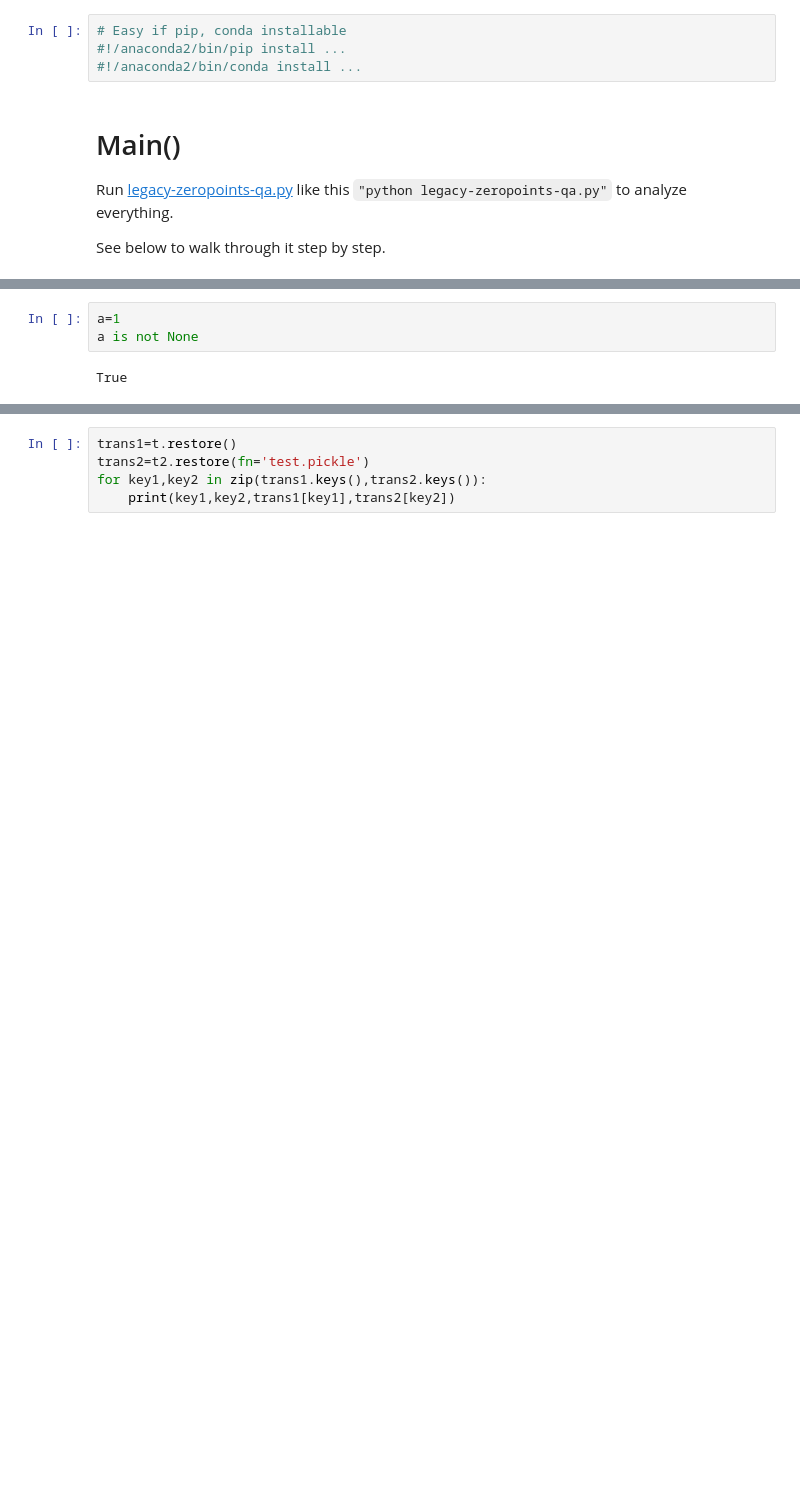
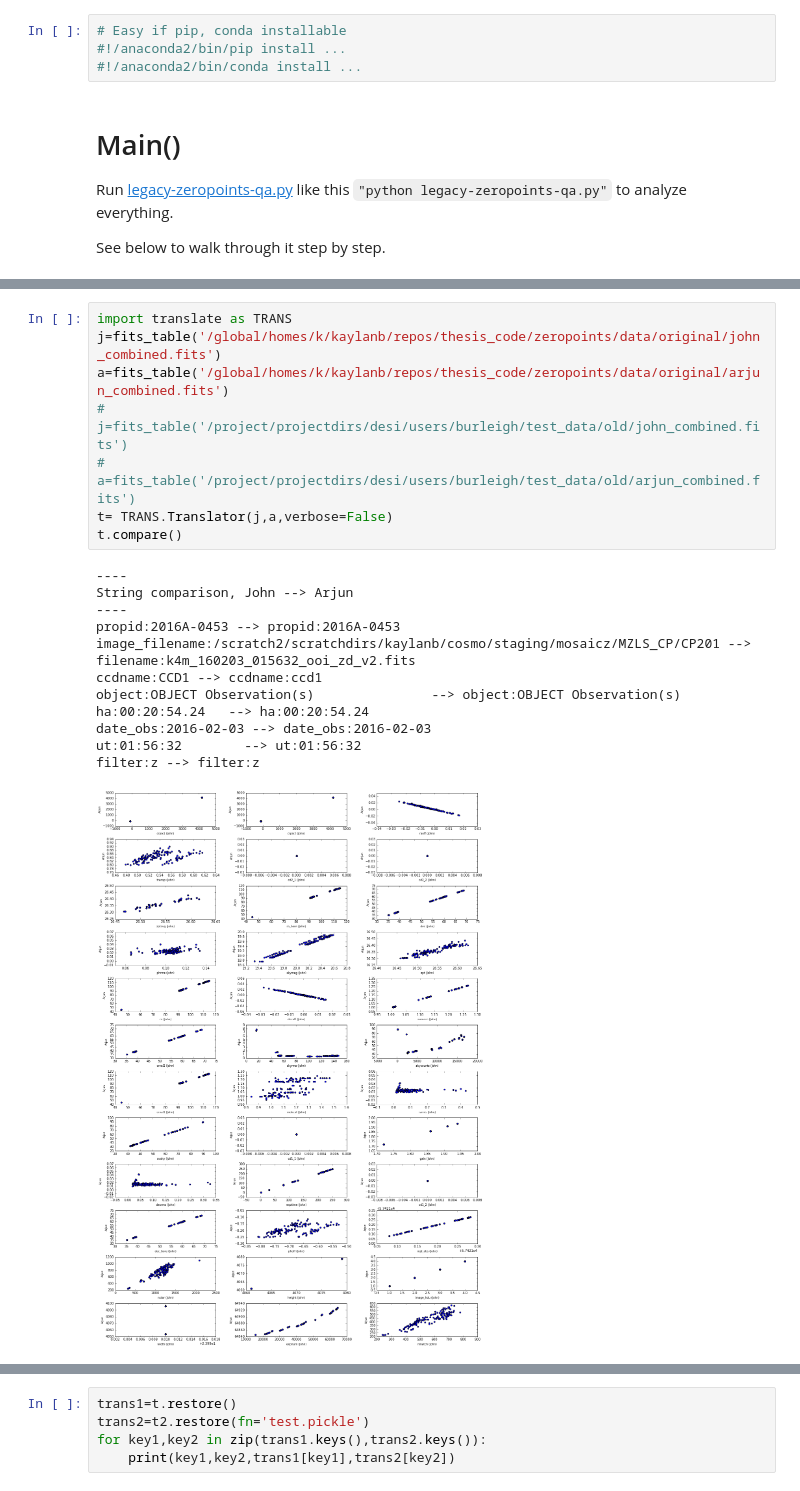
Before and after one commit to kaylanb/thesis_code, a Jupyter notebook: zeropoints/legacy-zeropoints.ipynb, the cells around one changed output, grey strips where cells are left out. Saved outputs shown, nothing was run; the diff lists cells and outputs as text; blank space fills up the shorter version.

```diff
--- a/zeropoints/legacy-zeropoints.ipynb
+++ b/zeropoints/legacy-zeropoints.ipynb
@@ -231,5 +43,21 @@ Overwriting translate.py
-# %%
-a=1
-a is not None
-# %% [output]
-True
+# %%
+import translate as TRANS
+j=fits_table('/global/homes/k/kaylanb/repos/thesis_code/zeropoints/data/original/john_combined.fits')
+a=fits_table('/global/homes/k/kaylanb/repos/thesis_code/zeropoints/data/original/arjun_combined.fits')
+# j=fits_table('/project/projectdirs/desi/users/burleigh/test_data/old/john_combined.fits')
+# a=fits_table('/project/projectdirs/desi/users/burleigh/test_data/old/arjun_combined.fits')
+t= TRANS.Translator(j,a,verbose=False)
+t.compare()
+# %% [output]
+----
+String comparison, John --> Arjun
+----
+propid:2016A-0453 --> propid:2016A-0453
+image_filename:/scratch2/scratchdirs/kaylanb/cosmo/staging/mosaicz/MZLS_CP/CP201 --> filename:k4m_160203_015632_ooi_zd_v2.fits
+ccdname:CCD1 --> ccdname:ccd1
+object:OBJECT Observation(s)               --> object:OBJECT Observation(s)
+ha:00:20:54.24   --> ha:00:20:54.24
+date_obs:2016-02-03 --> date_obs:2016-02-03
+ut:01:56:32        --> ut:01:56:32
+filter:z --> filter:z
+[figure, added]
```
Also changed, not shown: parts of 9 cells of this notebook, 4 other files.
